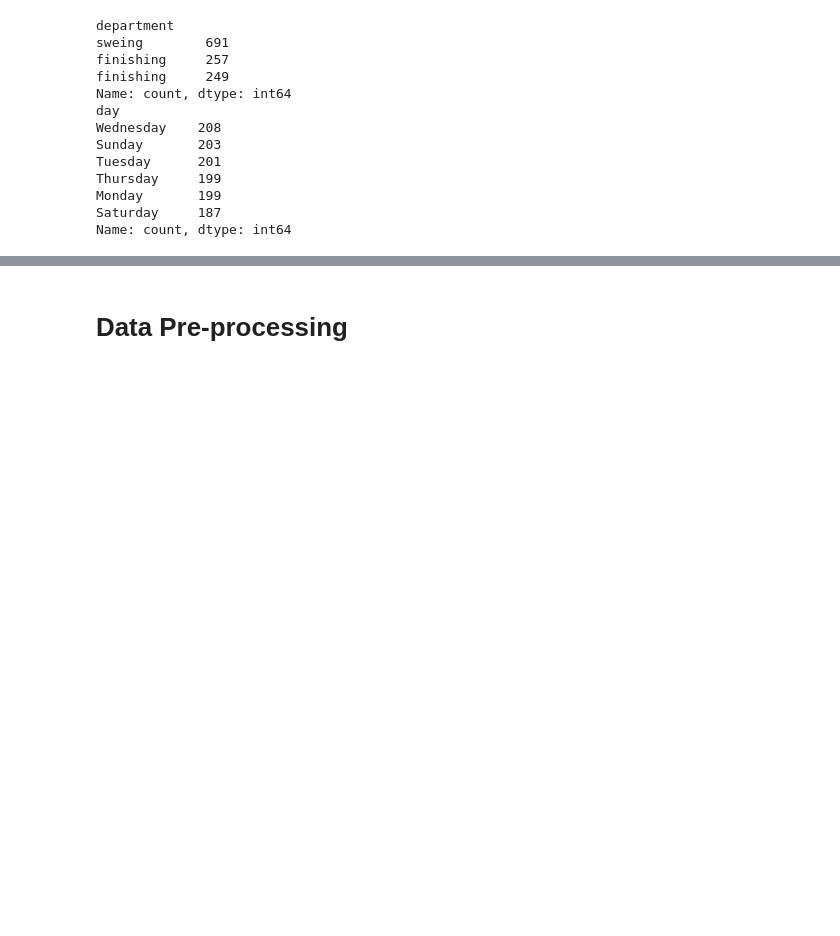
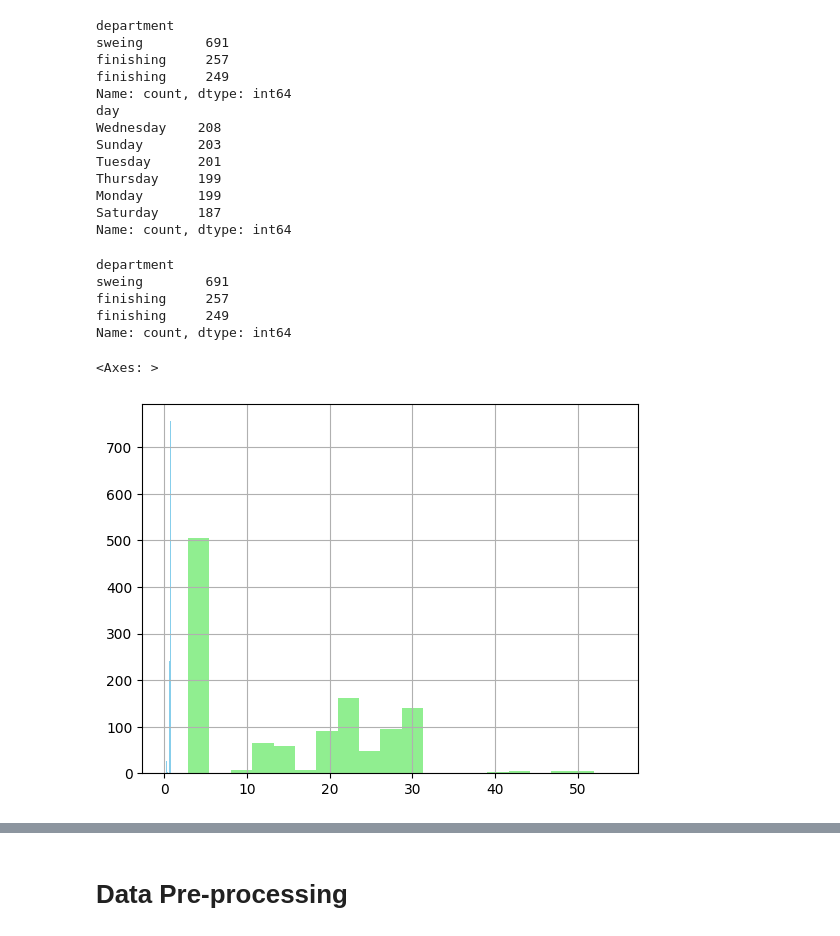
Before and after one commit to Tanmayy-k/Employee-Performance-ML-Prediction, a Jupyter notebook: Employee_Performance_Prediction.ipynb, the cells around one changed output, grey strips where cells are left out. Cells and saved outputs as stored; diff of their text form; code cells hidden in the pictures; blank space fills up the shorter version.

```diff
--- a/Employee_Performance_Prediction.ipynb
+++ b/Employee_Performance_Prediction.ipynb
@@ -51,3 +51,20 @@ Thursday     199
 Monday       199
 Saturday     187
 Name: count, dtype: int64
+# %%
+# Histogram of targeted productivity
+df['targeted_productivity'].hist(bins=10, color='skyblue')
+
+# Value counts of departments
+print(df['department'].value_counts())
+
+# Histogram for SMV
+df['smv'].hist(bins=20, color='lightgreen')
+# %% [output]
+department
+sweing        691
+finishing     257
+finishing     249
+Name: count, dtype: int64
+<Axes: >
+[figure, added]
```
Also changed, not shown: parts of 8 cells of this notebook.
